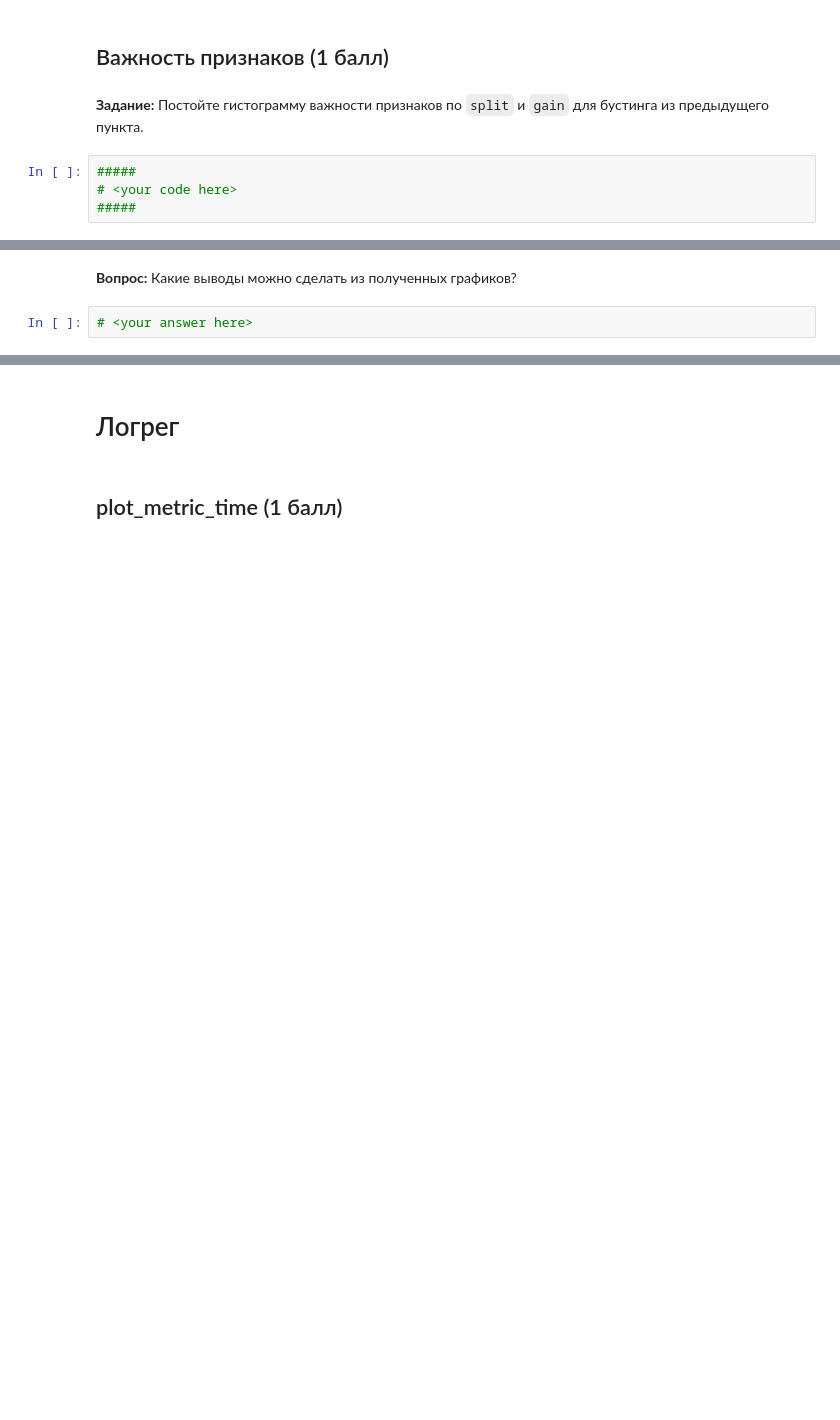
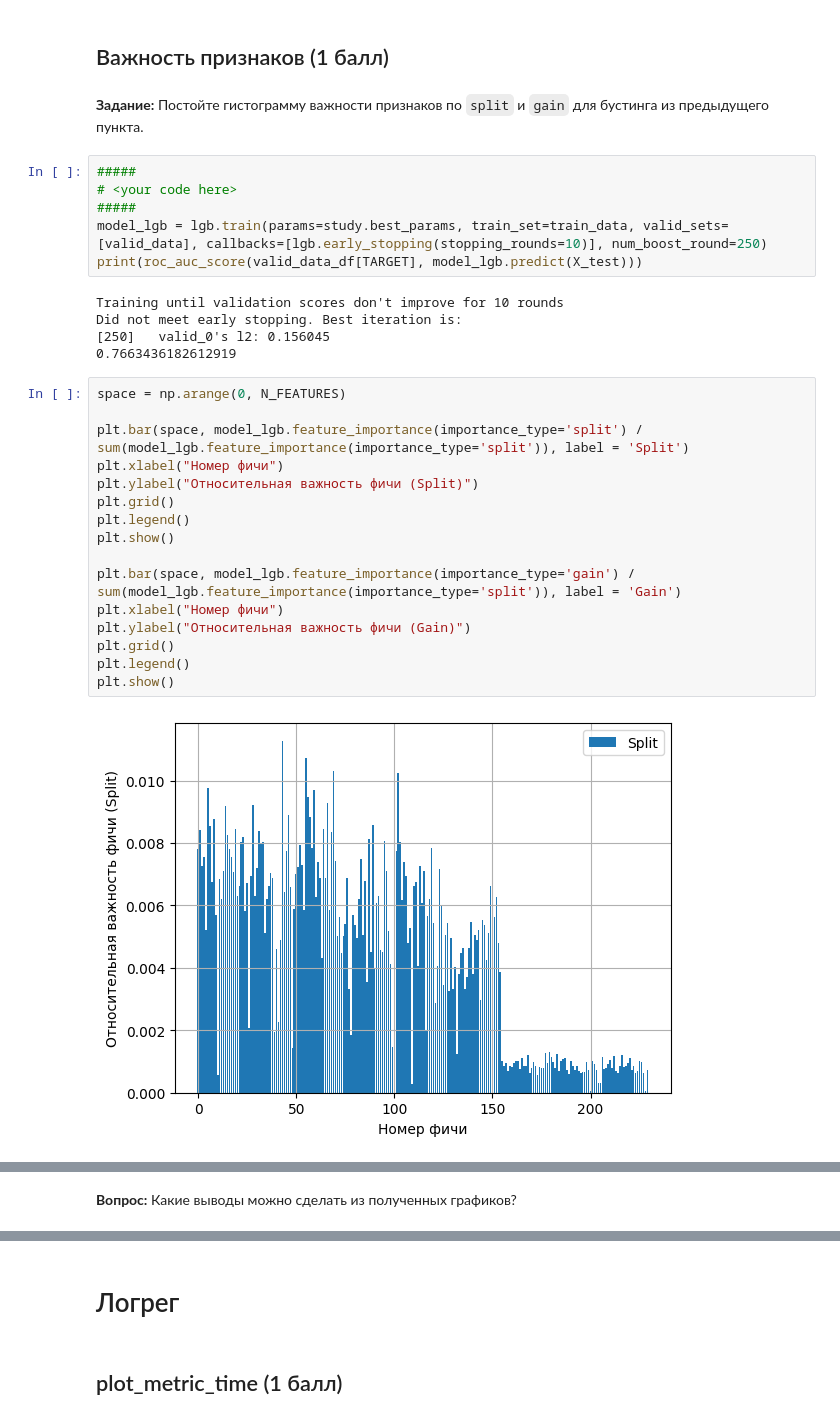
Before and after one commit to OVvvERLORD/tbank_risk_intensive, a Jupyter notebook: tbank_risk_hw5_bartia.ipynb, the cells around one changed output, grey strips where cells are left out. Cells and saved outputs as stored; diff of their text form; blank space fills up the shorter version.

```diff
--- a/tbank_risk_hw5_bartia.ipynb
+++ b/tbank_risk_hw5_bartia.ipynb
@@ -234,7 +234,32 @@ Training until validation scores don't improve for 10 rounds
 ## Важность признаков (1 балл)
 # %% [markdown]
 **Задание:** Постойте гистограмму важности признаков по `split` и `gain` для бустинга из предыдущего пункта.
-# %%
-#####
-# <your code here>
-#####
+# %%
+#####
+# <your code here>
+#####
+model_lgb = lgb.train(params=study.best_params, train_set=train_data, valid_sets=[valid_data], callbacks=[lgb.early_stopping(stopping_rounds=10)], num_boost_round=250)
+print(roc_auc_score(valid_data_df[TARGET], model_lgb.predict(X_test)))
+# %% [output]
+Training until validation scores don't improve for 10 rounds
+Did not meet early stopping. Best iteration is:
+[250]   valid_0's l2: 0.156045
+0.7663436182612919
+# %%
+space = np.arange(0, N_FEATURES)
+
+plt.bar(space, model_lgb.feature_importance(importance_type='split') / sum(model_lgb.feature_importance(importance_type='split')), label = 'Split')
+plt.xlabel("Номер фичи")
+plt.ylabel("Относительная важность фичи (Split)")
+plt.grid()
+plt.legend()
+plt.show()
+
+plt.bar(space, model_lgb.feature_importance(importance_type='gain') / sum(model_lgb.feature_importance(importance_type='split')), label = 'Gain')
+plt.xlabel("Номер фичи")
+plt.ylabel("Относительная важность фичи (Gain)")
+plt.grid()
+plt.legend()
+plt.show()
+# %% [output]
+[figure, added]
@@ -241,4 +267,2 @@ Training until validation scores don't improve for 10 rounds
 # %% [markdown]
 **Вопрос:** Какие выводы можно сделать из полученных графиков?
-# %%
-# <your answer here>
```
Also changed, not shown: parts of 2 cells of this notebook.
